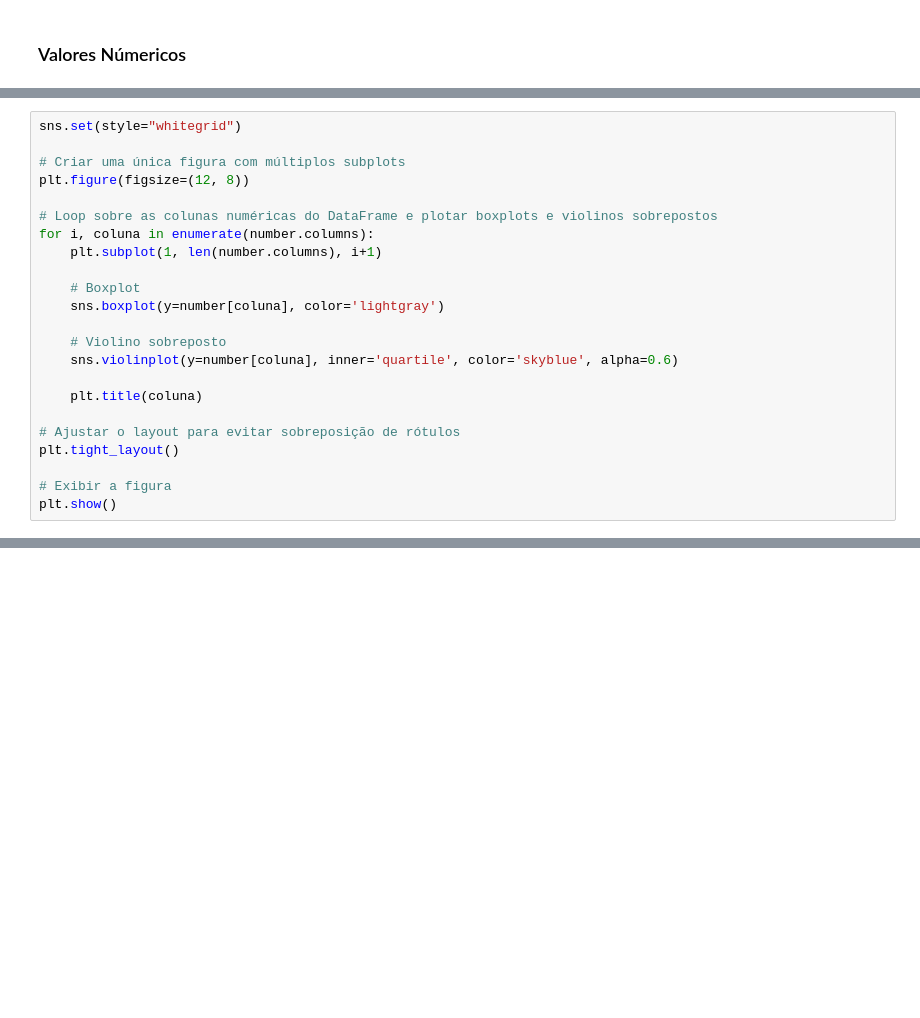
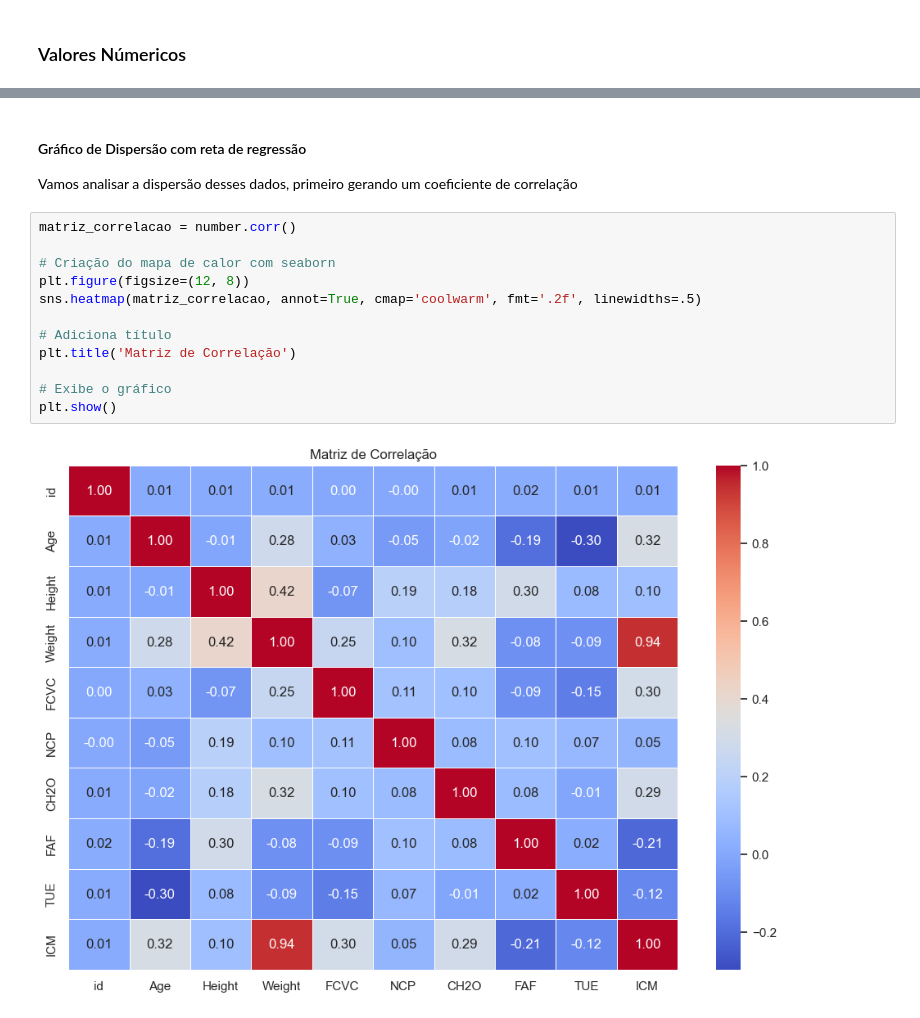
Before and after one commit to laraesquivel/exa864_obsety_risk, a Jupyter notebook: EXA/exploration/read_data.ipynb, the cells around one changed output, grey strips where cells are left out. Cells and saved outputs as stored; diff of their text form; blank space fills up the shorter version.

```diff
--- a/EXA/exploration/read_data.ipynb
+++ b/EXA/exploration/read_data.ipynb
@@ -99,23 +121,0 @@ plt.show()
-# %%
-sns.set(style="whitegrid")
-
-# Criar uma única figura com múltiplos subplots
-plt.figure(figsize=(12, 8))
-
-# Loop sobre as colunas numéricas do DataFrame e plotar boxplots e violinos sobrepostos
-for i, coluna in enumerate(number.columns):
-    plt.subplot(1, len(number.columns), i+1)
-
-    # Boxplot
-    sns.boxplot(y=number[coluna], color='lightgray')
-
-    # Violino sobreposto
-    sns.violinplot(y=number[coluna], inner='quartile', color='skyblue', alpha=0.6)
-
-    plt.title(coluna)
-
-# Ajustar o layout para evitar sobreposição de rótulos
-plt.tight_layout()
-
-# Exibir a figura
-plt.show()
@@ -123,0 +136,19 @@ plt.show()
+# %% [markdown]
+#### Gráfico de Dispersão com reta de regressão
+
+
+Vamos analisar a dispersão desses dados, primeiro gerando um coeficiente de correlação
+# %%
+matriz_correlacao = number.corr()
+
+# Criação do mapa de calor com seaborn
+plt.figure(figsize=(12, 8))
+sns.heatmap(matriz_correlacao, annot=True, cmap='coolwarm', fmt='.2f', linewidths=.5)
+
+# Adiciona título
+plt.title('Matriz de Correlação')
+
+# Exibe o gráfico
+plt.show()
+# %% [output]
+[figure, added]
```
Also changed, not shown: parts of 26 cells of this notebook, 11 other files.
